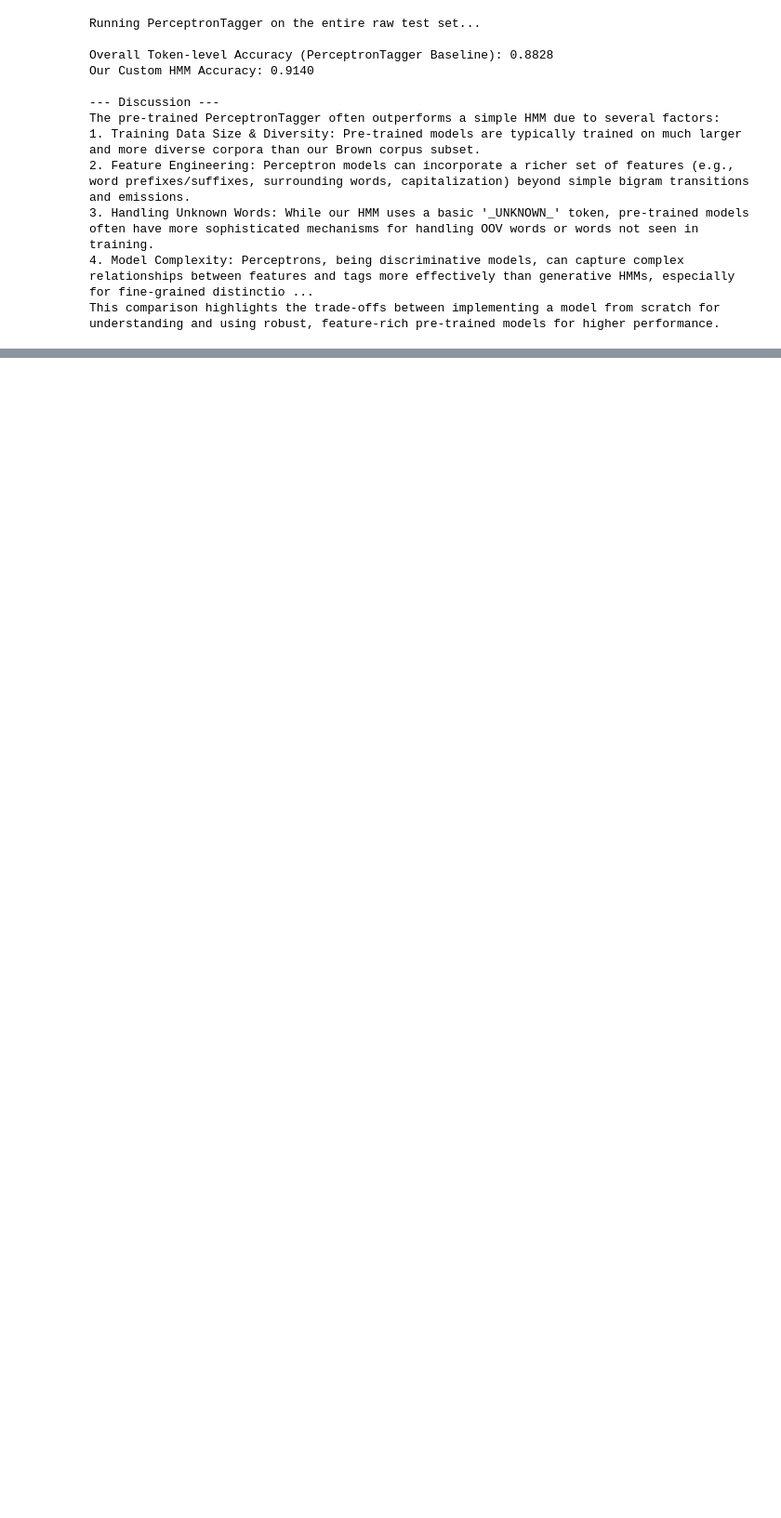
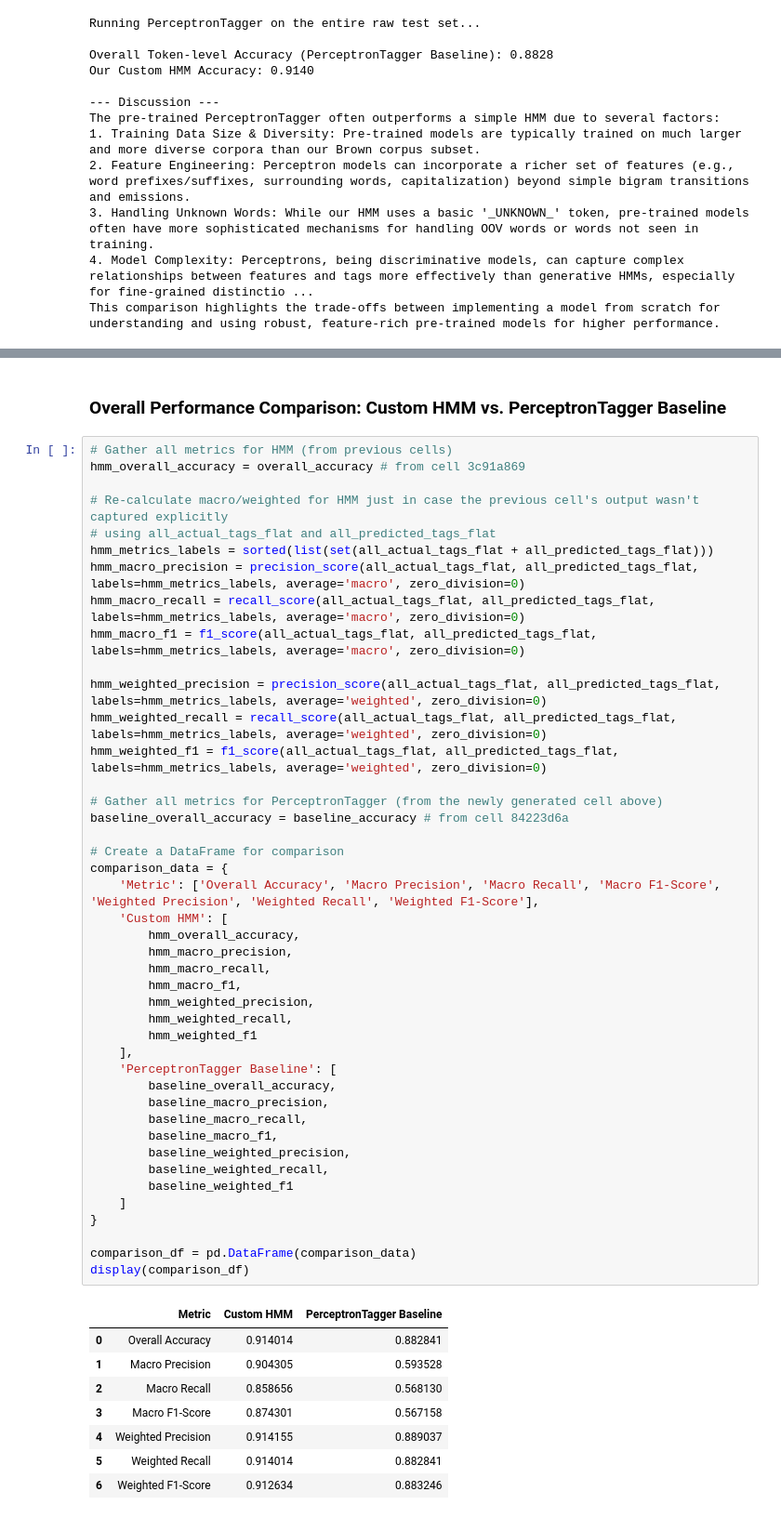
Before and after one commit to vbhandeo-bits/NLP_ASSIGNMENT_1, a Jupyter notebook: NLPAssignment.ipynb, the cells around one changed output, grey strips where cells are left out. Shown at 93% size. Cells and saved outputs as stored; diff of their text form; blank space fills up the shorter version.

```diff
--- a/NLPAssignment.ipynb
+++ b/NLPAssignment.ipynb
@@ -1020,0 +1209,54 @@ This comparison highlights the trade-offs between implementing a model from scra
+# %% [markdown]
+### Overall Performance Comparison: Custom HMM vs. PerceptronTagger Baseline
+# %%
+# Gather all metrics for HMM (from previous cells)
+hmm_overall_accuracy = overall_accuracy # from cell 3c91a869
+
+# Re-calculate macro/weighted for HMM just in case the previous cell's output wasn't captured explicitly
+# using all_actual_tags_flat and all_predicted_tags_flat
+hmm_metrics_labels = sorted(list(set(all_actual_tags_flat + all_predicted_tags_flat)))
+hmm_macro_precision = precision_score(all_actual_tags_flat, all_predicted_tags_flat, labels=hmm_metrics_labels, average='macro', zero_division=0)
+hmm_macro_recall = recall_score(all_actual_tags_flat, all_predicted_tags_flat, labels=hmm_metrics_labels, average='macro', zero_division=0)
+hmm_macro_f1 = f1_score(all_actual_tags_flat, all_predicted_tags_flat, labels=hmm_metrics_labels, average='macro', zero_division=0)
+
+hmm_weighted_precision = precision_score(all_actual_tags_flat, all_predicted_tags_flat, labels=hmm_metrics_labels, average='weighted', zero_division=0)
+hmm_weighted_recall = recall_score(all_actual_tags_flat, all_predicted_tags_flat, labels=hmm_metrics_labels, average='weighted', zero_division=0)
+hmm_weighted_f1 = f1_score(all_actual_tags_flat, all_predicted_tags_flat, labels=hmm_metrics_labels, average='weighted', zero_division=0)
+
+# Gather all metrics for PerceptronTagger (from the newly generated cell above)
+baseline_overall_accuracy = baseline_accuracy # from cell 84223d6a
+
+# Create a DataFrame for comparison
+comparison_data = {
+    'Metric': ['Overall Accuracy', 'Macro Precision', 'Macro Recall', 'Macro F1-Score', 'Weighted Precision', 'Weighted Recall', 'Weighted F1-Score'],
+    'Custom HMM': [
+        hmm_overall_accuracy,
+        hmm_macro_precision,
+        hmm_macro_recall,
+        hmm_macro_f1,
+        hmm_weighted_precision,
+        hmm_weighted_recall,
+        hmm_weighted_f1
+    ],
+    'PerceptronTagger Baseline': [
+        baseline_overall_accuracy,
+        baseline_macro_precision,
+        baseline_macro_recall,
+        baseline_macro_f1,
+        baseline_weighted_precision,
+        baseline_weighted_recall,
+        baseline_weighted_f1
+    ]
+}
+
+comparison_df = pd.DataFrame(comparison_data)
+display(comparison_df)
+# %% [output]
+|  | Metric | Custom HMM | PerceptronTagger Baseline |
+| 0 | Overall Accuracy | 0.914014 | 0.882841 |
+| 1 | Macro Precision | 0.904305 | 0.593528 |
+| 2 | Macro Recall | 0.858656 | 0.568130 |
+| 3 | Macro F1-Score | 0.874301 | 0.567158 |
+| 4 | Weighted Precision | 0.914155 | 0.889037 |
+| 5 | Weighted Recall | 0.914014 | 0.882841 |
+| 6 | Weighted F1-Score | 0.912634 | 0.883246 |
```
Also changed, not shown: parts of 13 cells of this notebook.
